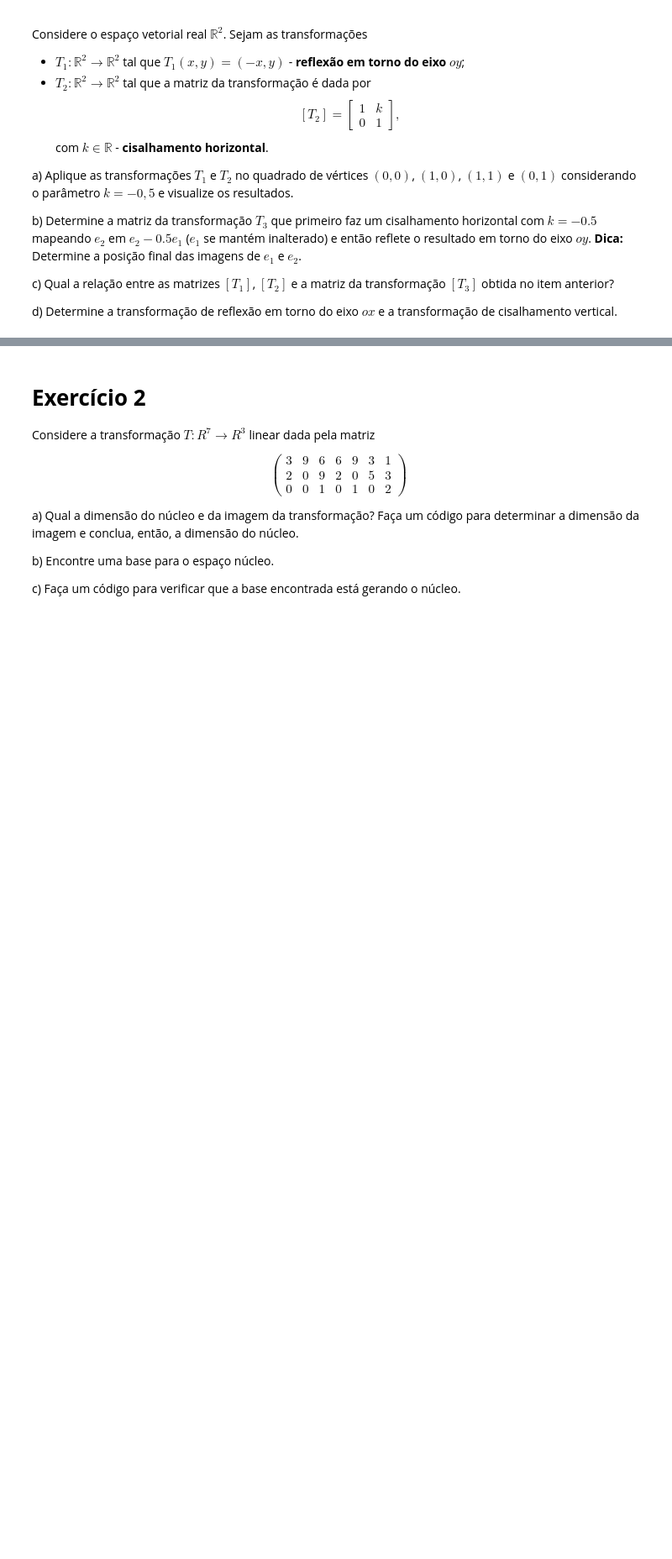
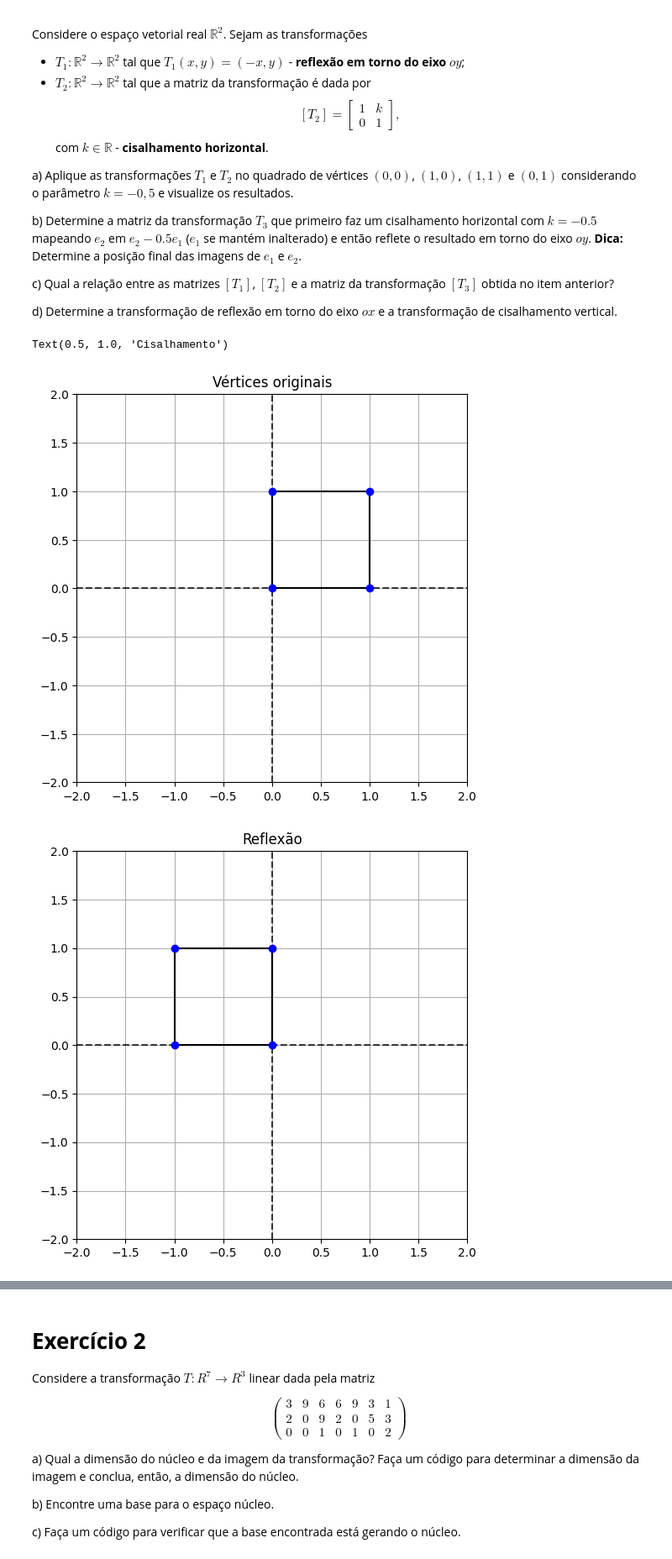
Before and after one commit to Alec-Aoki/AlgeLin, a Jupyter notebook: TrabPratico/trabalho_pratico_2025.ipynb, the cells around one changed output, grey strips where cells are left out. Shown at 84% size. Cells and saved outputs as stored; diff of their text form; code cells hidden in the pictures; blank space fills up the shorter version.

```diff
--- a/TrabPratico/trabalho_pratico_2025.ipynb
+++ b/TrabPratico/trabalho_pratico_2025.ipynb
@@ -45,38 +45,42 @@ c) Qual a relação entre as matrizes $[T_1]$, $[T_2]$ e a matriz da transforma
 
 d) Determine a transformação de reflexão em torno do eixo $ox$ e a transformação de cisalhamento vertical.
 # %%
-# Solução 1
+# Solução 1)
 # Vértices do quadrado
-
 Q = np.array([[0,0],[1,0],[1,1],[0,1]]).T
 
 # Reflexão em torno do eixo y
 # (-x,y) = x(-1,0) + y(0,1)
-T1 =
+T1 = np.array([[-1, 0], [0, 1]])
 
 # Cisalhamento horizontal
-T2 =
+k = -0.5
+T2 = np.array([[1, k], [0, 1]])
 
 # Aplicando as transformações
-T1Q =
-T2Q =
+T1Q = T1 @ Q
+T2Q = T2 @ Q
 
 def plotSimples(vx, vy):
   plt.figure(figsize=(6,6))
   plt.axis([-2, 2, -2, 2])
   plt.plot([-2,2], [0,0], 'k--', alpha=0.75)
   plt.plot([0,0], [-2,2],'k--', alpha=0.75)
   plt.plot(vx, vy, 'k')
   plt.plot([vx[0], vx[-1]], [vy[0], vy[-1]], 'k')
   plt.plot(vx, vy, 'bo')
   plt.grid('True')
 
 # Plots
 plotSimples(Q[0,:], Q[1,:])
 plt.title('Vértices originais')
 
 plotSimples(T1Q[0,:], T1Q[1,:])
 plt.title('Reflexão')
 
 plotSimples(T2Q[0,:], T2Q[1,:])
 plt.title('Cisalhamento')
+# %% [output]
+Text(0.5, 1.0, 'Cisalhamento')
+[figure, added]
+[figure, added]
```
Also changed, not shown: parts of 11 cells of this notebook, 1 other file.
